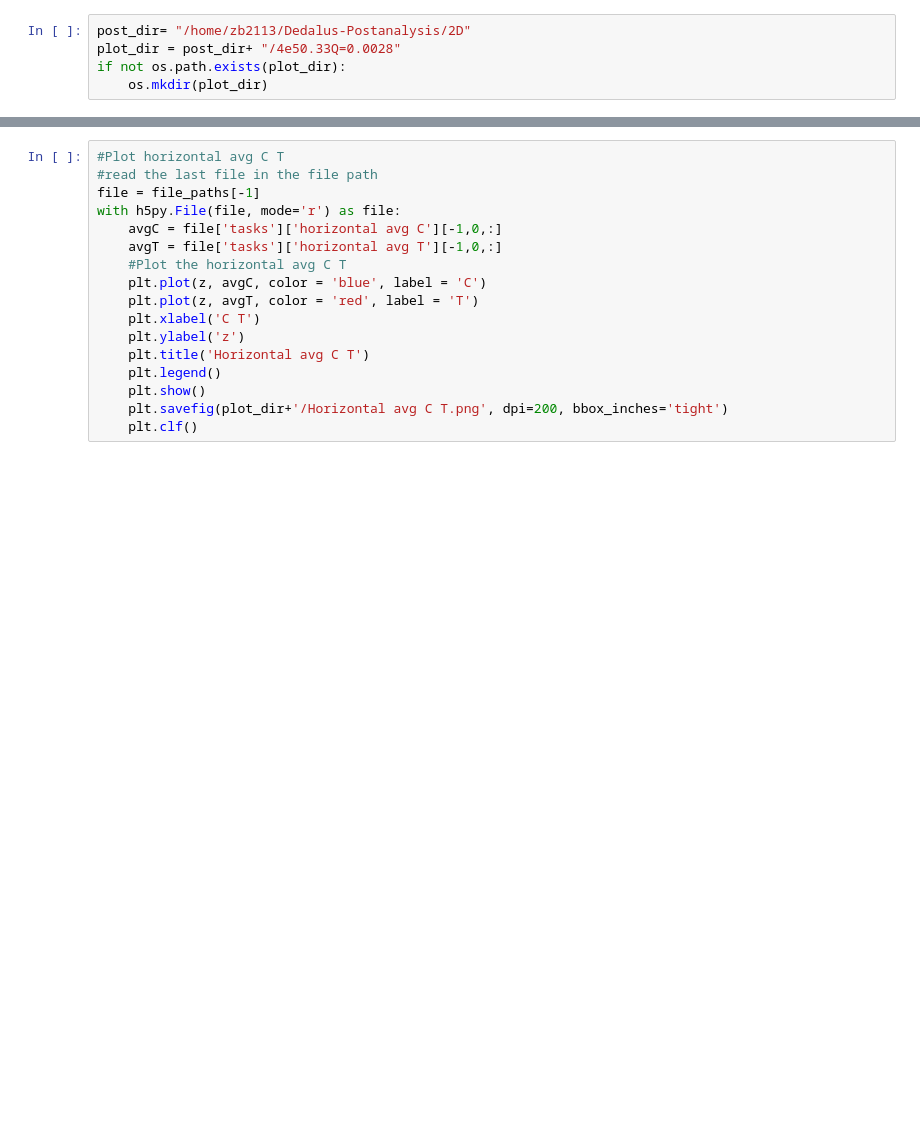
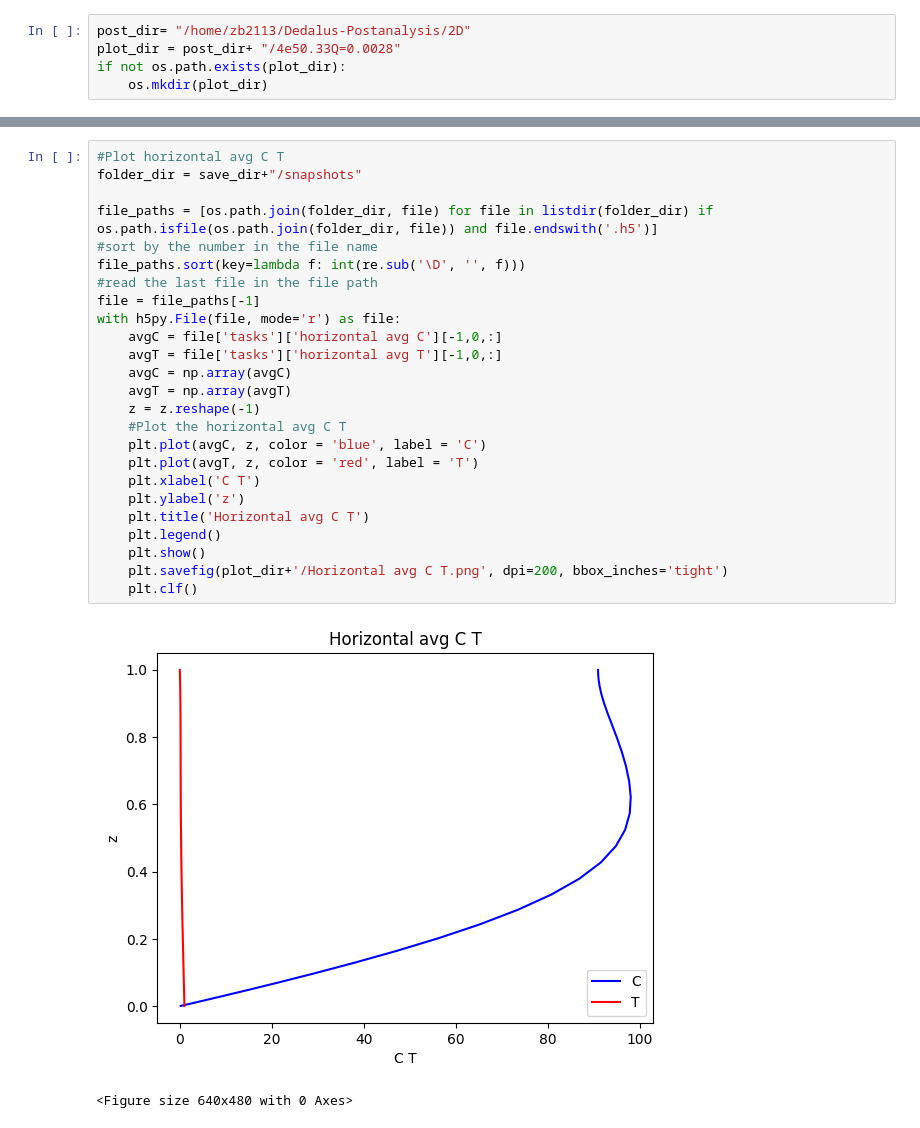
Before and after one commit to bz226/Research-Dedalus, a Jupyter notebook: 2d/4e50.33Q=0.0028/Plotting.ipynb, the cells around one changed output, grey strips where cells are left out. Cells and saved outputs as stored; diff of their text form; blank space fills up the shorter version.

```diff
--- a/2d/4e50.33Q=0.0028/Plotting.ipynb
+++ b/2d/4e50.33Q=0.0028/Plotting.ipynb
@@ -195,18 +195,29 @@ plt.clf()
 <Figure size 640x480 with 0 Axes>
 # %%
 #Plot horizontal avg C T
+folder_dir = save_dir+"/snapshots"
+
+file_paths = [os.path.join(folder_dir, file) for file in listdir(folder_dir) if os.path.isfile(os.path.join(folder_dir, file)) and file.endswith('.h5')]
+#sort by the number in the file name
+file_paths.sort(key=lambda f: int(re.sub('\D', '', f)))
 #read the last file in the file path
 file = file_paths[-1]
 with h5py.File(file, mode='r') as file:
     avgC = file['tasks']['horizontal avg C'][-1,0,:]
     avgT = file['tasks']['horizontal avg T'][-1,0,:]
+    avgC = np.array(avgC)
+    avgT = np.array(avgT)
+    z = z.reshape(-1)
     #Plot the horizontal avg C T
-    plt.plot(z, avgC, color = 'blue', label = 'C')
-    plt.plot(z, avgT, color = 'red', label = 'T')
+    plt.plot(avgC, z, color = 'blue', label = 'C')
+    plt.plot(avgT, z, color = 'red', label = 'T')
     plt.xlabel('C T')
     plt.ylabel('z')
     plt.title('Horizontal avg C T')
     plt.legend()
     plt.show()
     plt.savefig(plot_dir+'/Horizontal avg C T.png', dpi=200, bbox_inches='tight')
     plt.clf()
+# %% [output]
+[figure, added]
+<Figure size 640x480 with 0 Axes>
```
Also changed, not shown: parts of 4 cells of this notebook, 12 other files.
